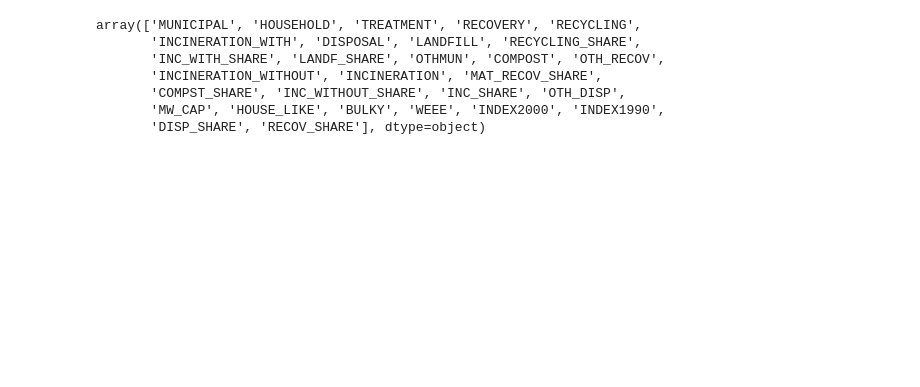
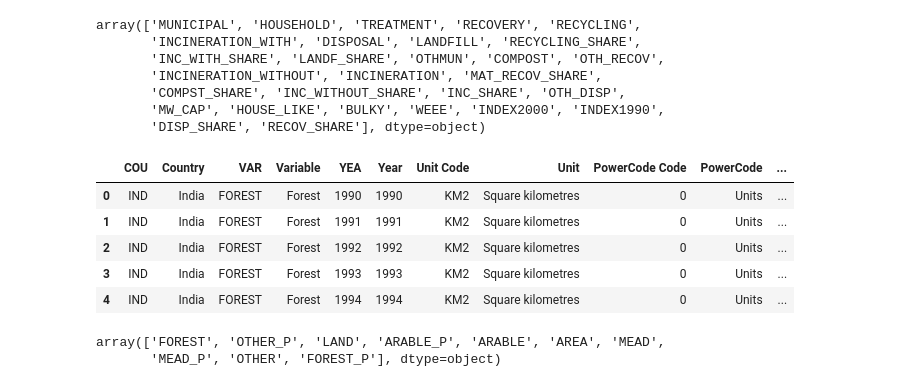
Before and after one commit to OscarGB/TFGInf, a Jupyter notebook: data.ipynb, the cells around one changed output. Cells and saved outputs as stored; diff of their text form; code cells hidden in the pictures; blank space fills up the shorter version.

Commit message:
area, porcentajes y nuevo notebook

```diff
--- a/data.ipynb
+++ b/data.ipynb
@@ -7,3 +5,5 @@ dfMUNW = pd.read_csv("MUNW_24122019122952718.csv")
+# %%
+dfMUNW = pd.read_parquet("waste.parquet")
 # %%
 dfMUNW.VAR.unique()
 # %% [output]
@@ -343,3 +343,6 @@ array(['MUNICIPAL', 'HOUSEHOLD', 'TREATMENT', 'RECOVERY', 'RECYCLING',
        'COMPST_SHARE', 'INC_WITHOUT_SHARE', 'INC_SHARE', 'OTH_DISP',
        'MW_CAP', 'HOUSE_LIKE', 'BULKY', 'WEEE', 'INDEX2000', 'INDEX1990',
        'DISP_SHARE', 'RECOV_SHARE'], dtype=object)
+# %%
+area = pd.read_csv("area.csv")
+area = area[area['COU'].isin(dfMUNW.COU.unique())]
@@ -345,0 +351,14 @@ array(['MUNICIPAL', 'HOUSEHOLD', 'TREATMENT', 'RECOVERY', 'RECYCLING',
+# %%
+area.head()
+# %% [output]
+|  | COU | Country | VAR | Variable | YEA | Year | Unit Code | Unit | PowerCode Code | PowerCode | ... |
+| 0 | IND | India | FOREST | Forest | 1990 | 1990 | KM2 | Square kilometres | 0 | Units | ... |
+| 1 | IND | India | FOREST | Forest | 1991 | 1991 | KM2 | Square kilometres | 0 | Units | ... |
+| 2 | IND | India | FOREST | Forest | 1992 | 1992 | KM2 | Square kilometres | 0 | Units | ... |
+| 3 | IND | India | FOREST | Forest | 1993 | 1993 | KM2 | Square kilometres | 0 | Units | ... |
+| 4 | IND | India | FOREST | Forest | 1994 | 1994 | KM2 | Square kilometres | 0 | Units | ... |
+# %%
+area.VAR.unique()
+# %% [output]
+array(['FOREST', 'OTHER_P', 'LAND', 'ARABLE_P', 'ARABLE', 'AREA', 'MEAD',
+       'MEAD_P', 'OTHER', 'FOREST_P'], dtype=object)
```
Also changed, not shown: parts of 2 cells of this notebook, 4 other files.
